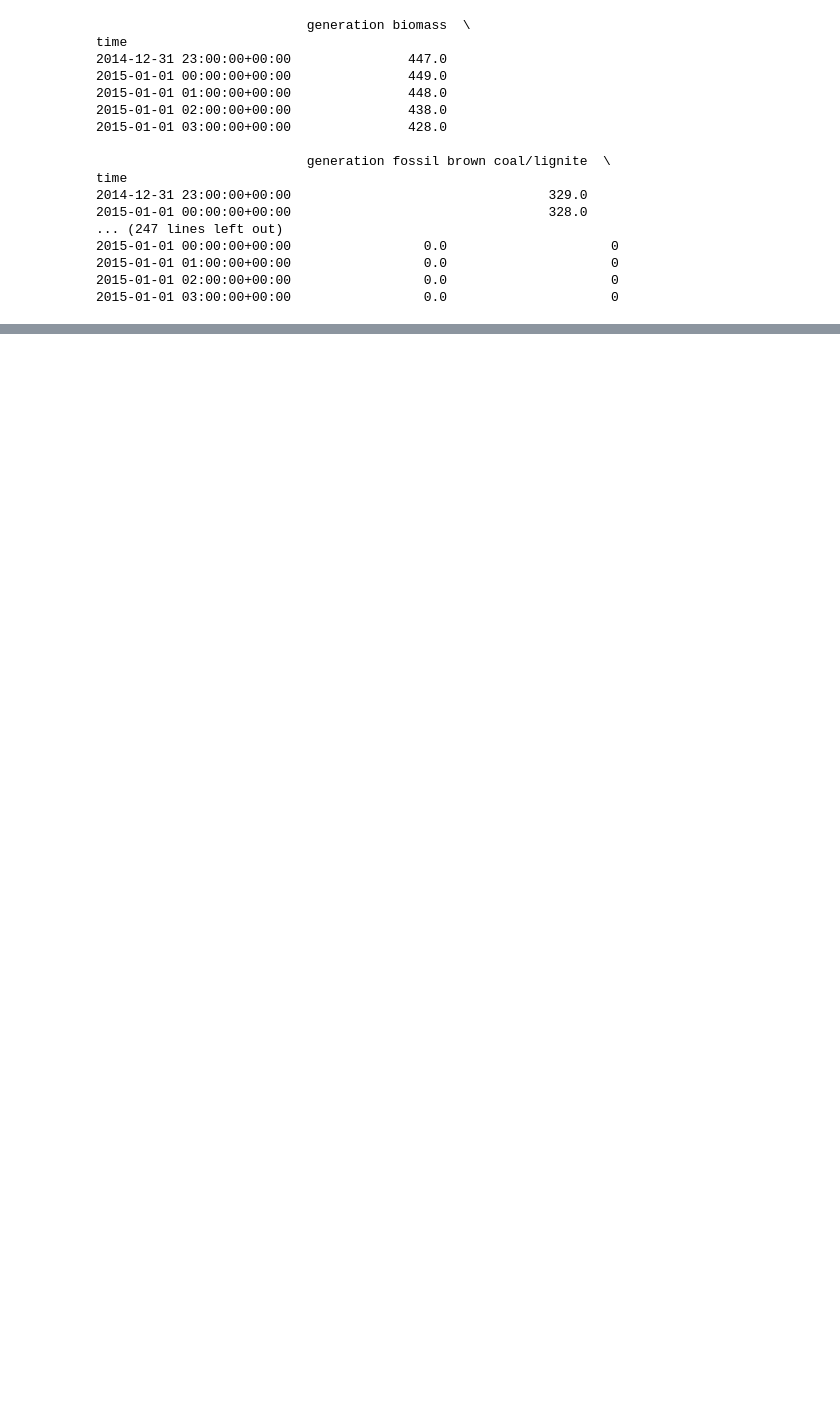
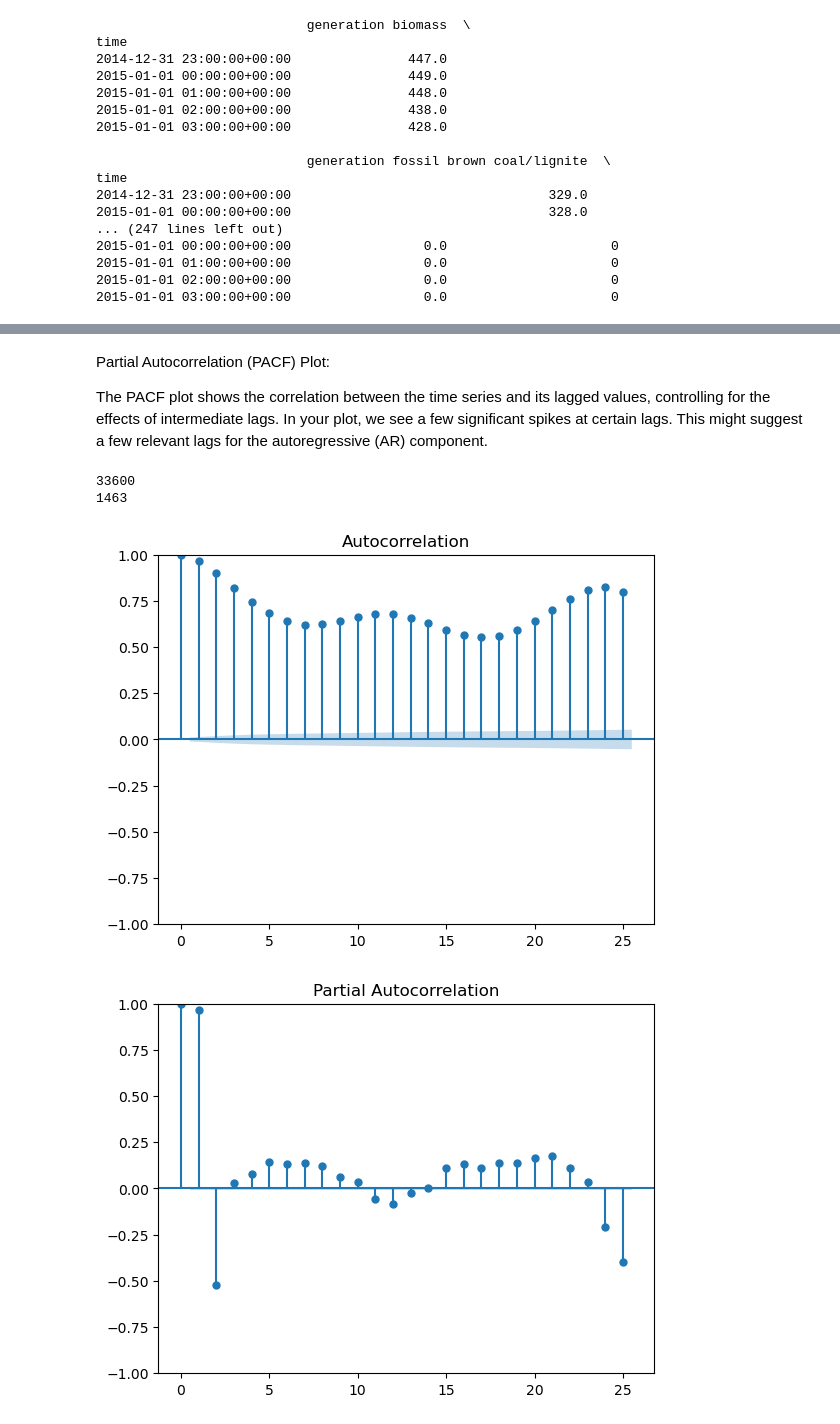
Before and after one commit to nirdagan22/datascience_project, a Jupyter notebook: datascience_project.ipynb, the cells around one changed output, grey strips where cells are left out. Saved outputs shown, nothing was run; the diff lists cells and outputs as text; code cells hidden in the pictures; blank space fills up the shorter version.

```diff
--- a/datascience_project.ipynb
+++ b/datascience_project.ipynb
@@ -714,0 +739,23 @@ None
+# %% [markdown]
+Partial Autocorrelation (PACF) Plot:
+
+The PACF plot shows the correlation between the time series and its lagged values, controlling for the effects of intermediate lags.
+In your plot, we see a few significant spikes at certain lags. This might suggest a few relevant lags for the autoregressive (AR) component.
+# %%
+tr_start,tr_end = '2015-01-01','2018-10-31'
+te_start,te_end = '2018-11-01','2018-12-31'
+x0 = merged_df['price actual'][tr_start:tr_end]
+x1 = merged_df['price actual'][te_start:te_end]
+
+print(len(x0))
+print(len(x1))
+# %% [output]
+33600
+1463
+# %%
+# examine autocorrelation
+plot_acf(x0, lags = 25); print()
+plot_pacf(x0, lags = 25); print()
+# %% [output]
+[figure, added]
+[figure, added]
```
Also changed, not shown: parts of 75 cells of this notebook.
